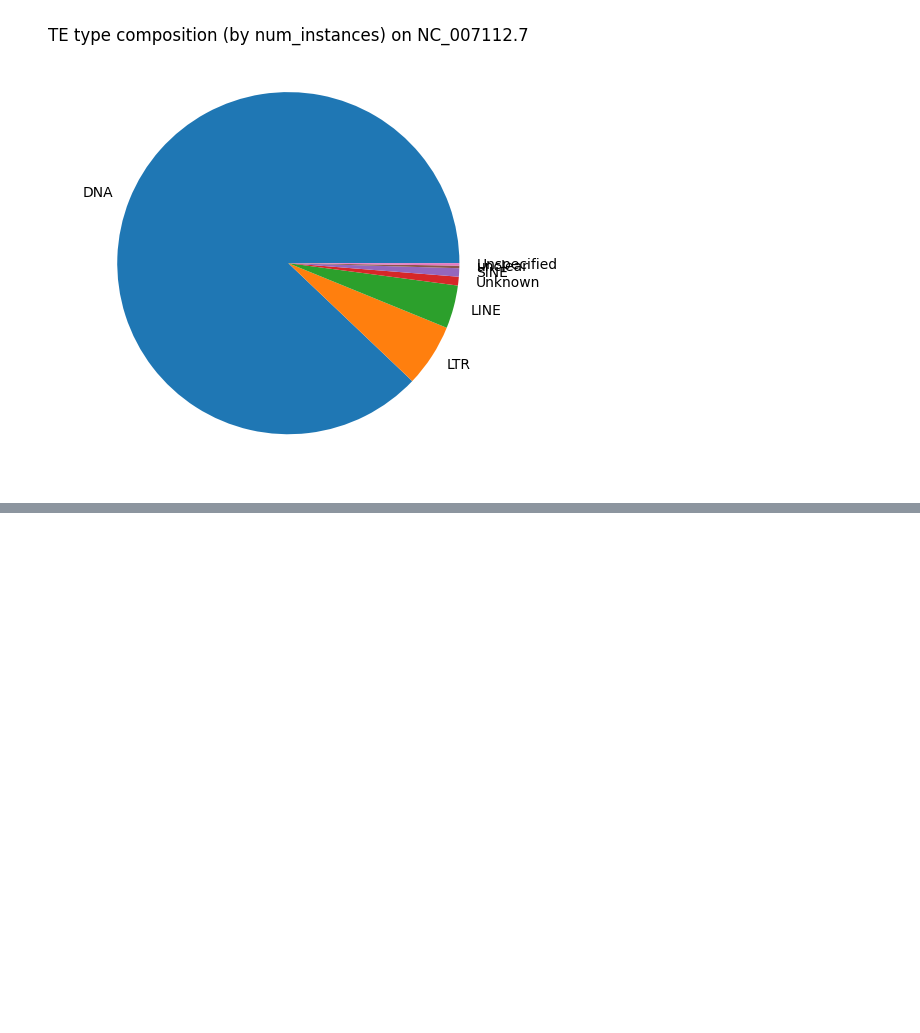
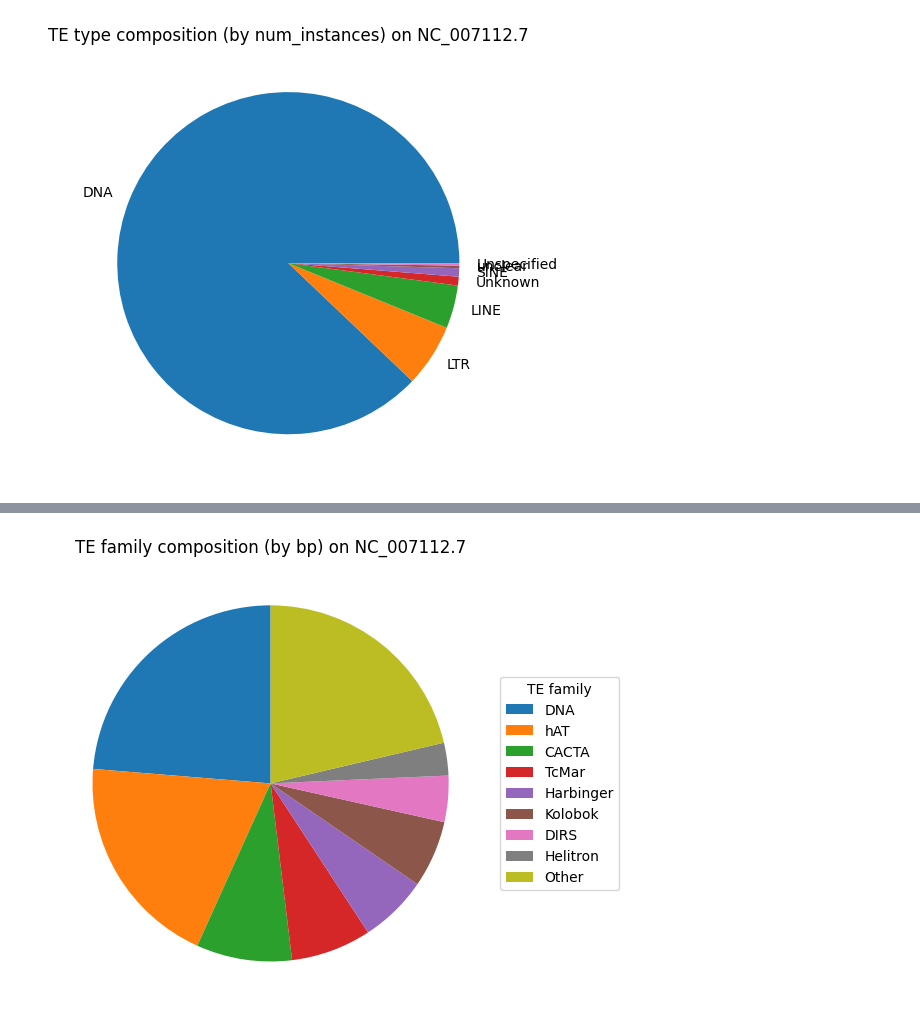
Before and after one commit to shalenyjlemko/DRario_compg, a Jupyter notebook: data/Drerio_FishTEDB/perChr_TE.ipynb, the cells around one changed output, grey strips where cells are left out. Cells and saved outputs as stored; diff of their text form; code cells hidden in the pictures; blank space fills up the shorter version.

```diff
--- a/data/Drerio_FishTEDB/perChr_TE.ipynb
+++ b/data/Drerio_FishTEDB/perChr_TE.ipynb
@@ -124,0 +184,44 @@ plt.show()
+# %%
+import matplotlib.pyplot as plt
+
+def plot_te_family_pie(per_chr_family, chr_id, top_n=8, min_frac=0.02):
+    df = per_chr_family[per_chr_family["chrom"] == chr_id].copy()
+    total_bp = df["bp"].sum()
+    df["frac"] = df["bp"] / total_bp
+
+    # Sort by bp
+    df = df.sort_values("bp", ascending=False)
+
+    # Take top_n or families above min_frac, whichever is stricter
+    main = df.head(top_n)
+    main = main[main["frac"] >= min_frac]
+    other_bp = total_bp - main["bp"].sum()
+
+    labels = main["family"].tolist()
+    sizes = main["bp"].tolist()
+
+    if other_bp > 0:
+        labels.append("Other")
+        sizes.append(other_bp)
+
+    fig, ax = plt.subplots(figsize=(6, 6))
+    wedges, _ = ax.pie(
+        sizes,
+        startangle=90
+    )
+    ax.set_title(f"TE family composition (by bp) on {chr_id}")
+
+    # Put legend outside the pie – no text on slices
+    ax.legend(
+        wedges, labels,
+        title="TE family",
+        loc="center left",
+        bbox_to_anchor=(1, 0.5)
+    )
+
+    plt.tight_layout()
+    plt.show()
+# %%
+plot_te_family_pie(per_chr_family, "NC_007112.7")
+# %% [output]
+[figure, added]
```
Also changed, not shown: parts of 5 cells of this notebook, 1 other file.
